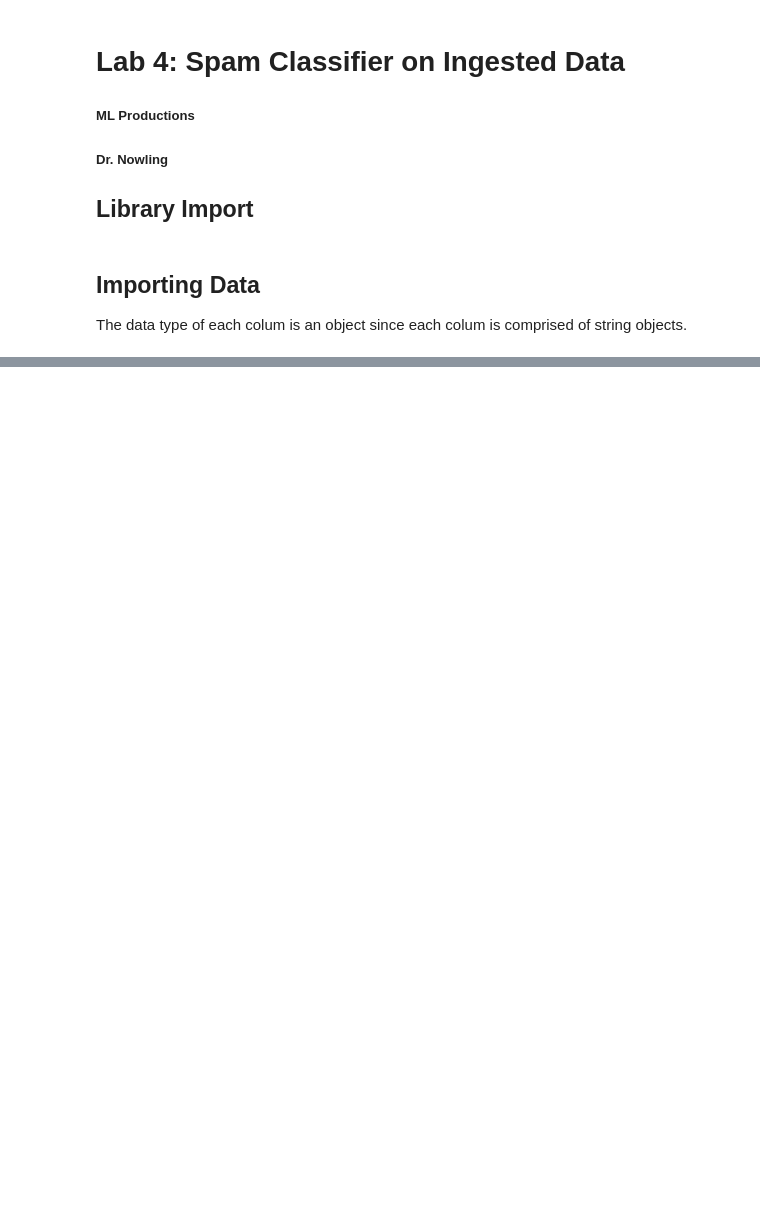
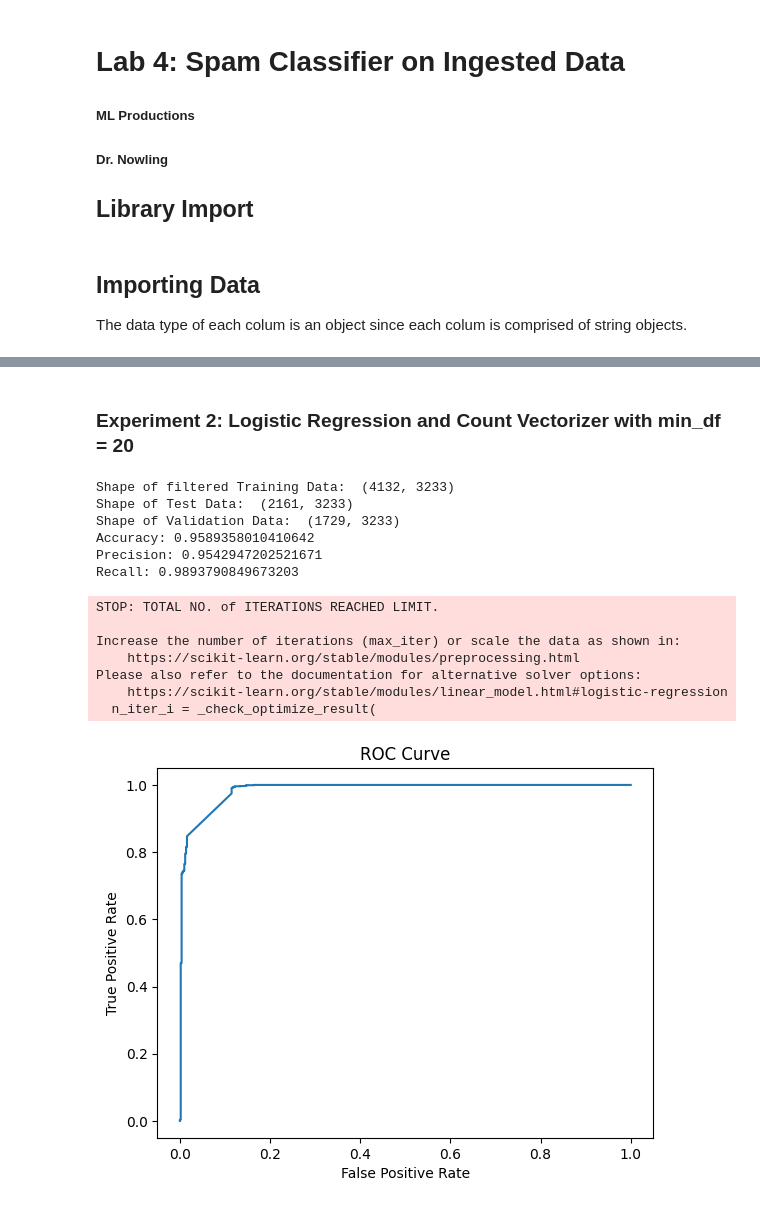
Before and after one commit to tylerfaulkner/cs4981_ml_productions, a Jupyter notebook: Lab4.ipynb, the cells around one changed output, grey strips where cells are left out. Drawn from its saved outputs; the diff is of its cells as text; code cells hidden in the pictures; blank space fills up the shorter version.

```diff
--- a/Lab4.ipynb
+++ b/Lab4.ipynb
@@ -234,0 +221,37 @@ Recall: 0.9236918005768439
+# %% [markdown]
+### Experiment 2: Logistic Regression and Count Vectorizer with min_df = 20
+# %%
+#Process the data
+X_train2, y_train2, X_test2, y_test2, X_val2, y_val2 = process_data(X_train, y_train, X_test, y_test, X_val, y_val, min_df=20)
+#Create a Logistic Regression Model
+model = LogisticRegression()
+#Train the model
+model.fit(X_train2, y_train2)
+#Get the predictions
+y_pred = model.predict(X_val2)
+#Get the probabilities
+y_pred_prob = model.predict_proba(X_val2)[:,1]
+acc2, prec2, recall2 = print_scores(y_val2, y_pred)
+#Get the ROC curve
+fpr, tpr, thresholds = roc_curve(y_val2, y_pred_prob)
+#Plot the ROC curve
+plt.plot(fpr, tpr)
+plt.xlabel('False Positive Rate')
+plt.ylabel('True Positive Rate')
+plt.title('ROC Curve')
+plt.show()
+# %% [output]
+Shape of filtered Training Data:  (4132, 3233)
+Shape of Test Data:  (2161, 3233)
+Shape of Validation Data:  (1729, 3233)
+Accuracy: 0.9589358010410642
+Precision: 0.9542947202521671
+Recall: 0.9893790849673203
+STOP: TOTAL NO. of ITERATIONS REACHED LIMIT.
+
+Increase the number of iterations (max_iter) or scale the data as shown in:
+    https://scikit-learn.org/stable/modules/preprocessing.html
+Please also refer to the documentation for alternative solver options:
+    https://scikit-learn.org/stable/modules/linear_model.html#logistic-regression
+  n_iter_i = _check_optimize_result(
+[figure, added]
```
Also changed, not shown: parts of 44 cells of this notebook, 1 other file.
